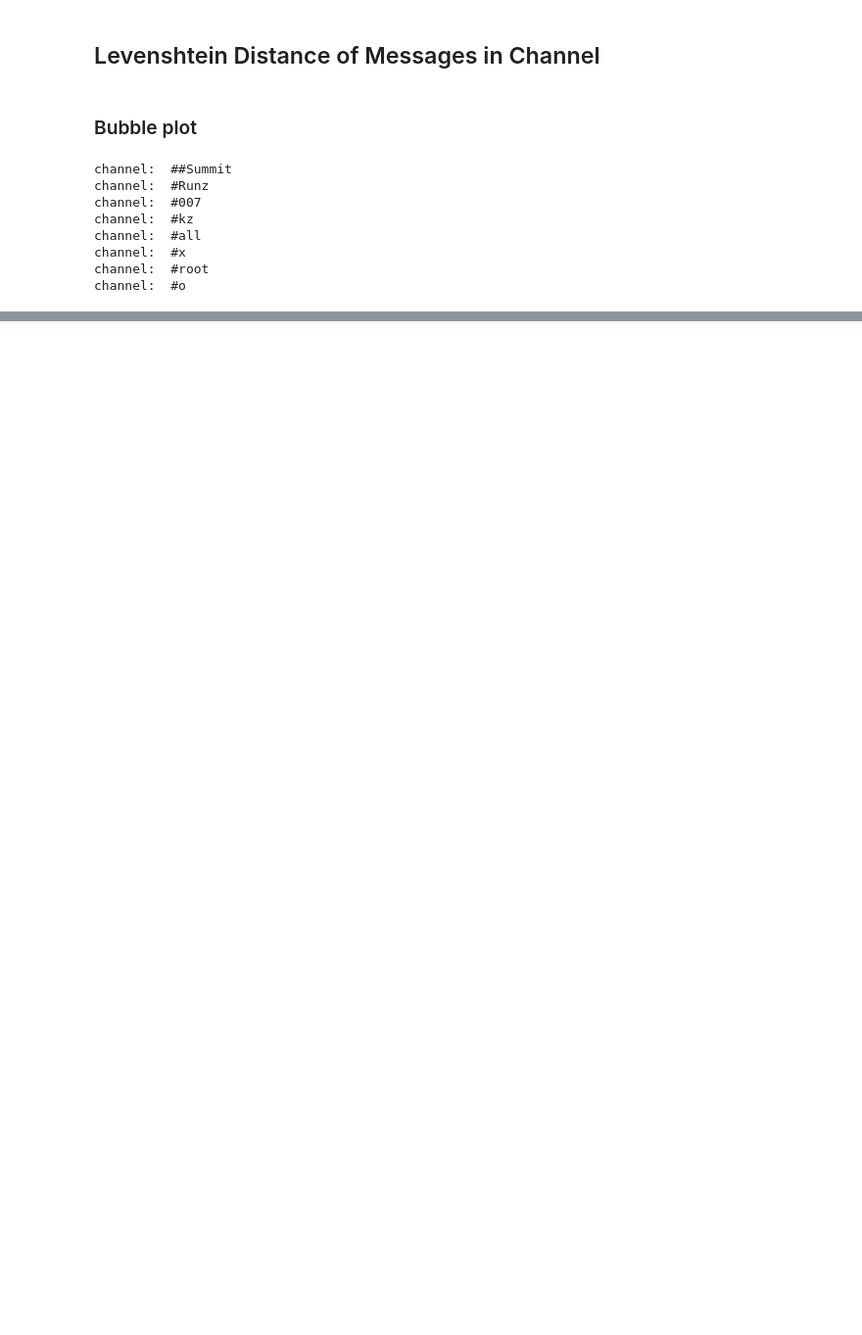
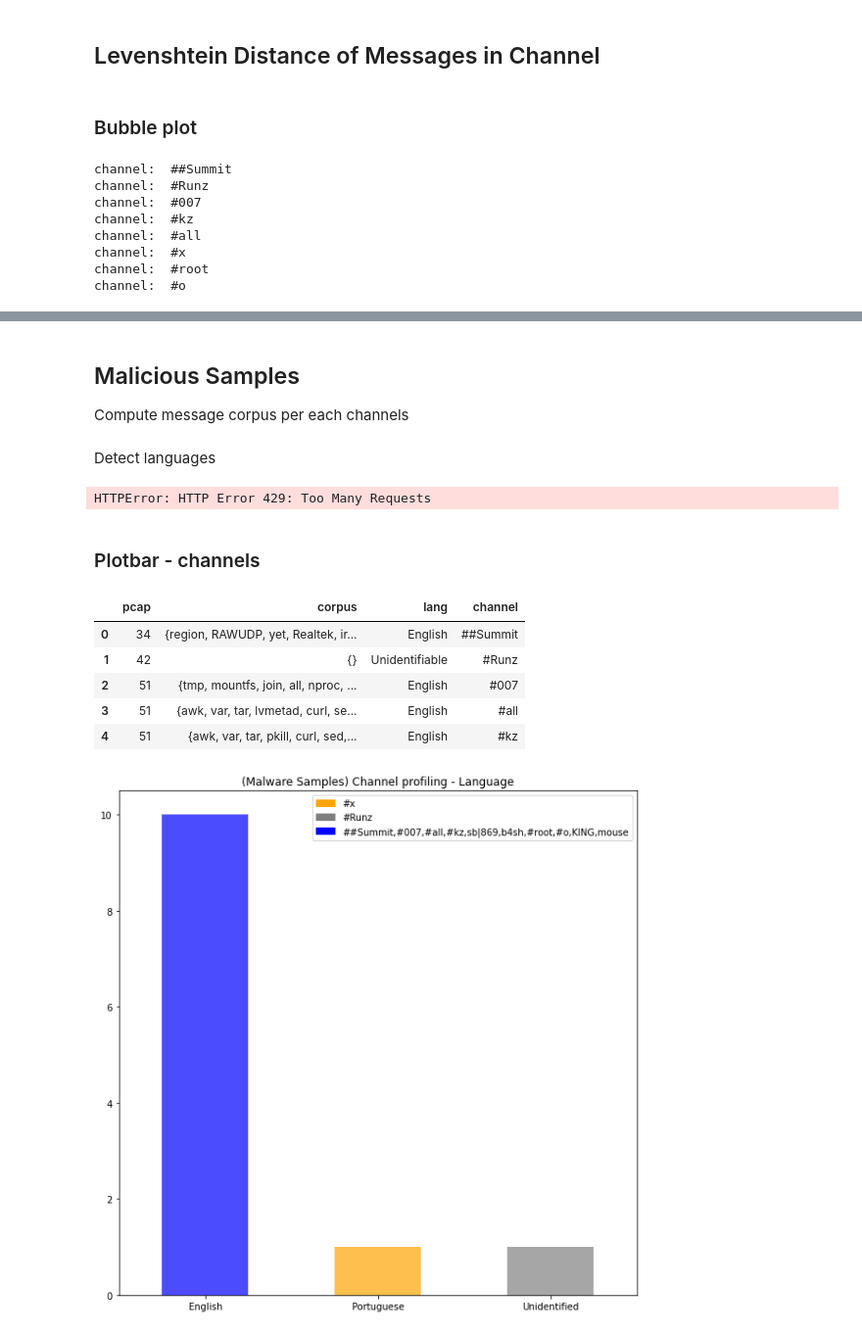
Before and after one commit to stratosphereips/IRC-Behavioral-Analysis, a Jupyter notebook: python/channel_profiling.ipynb, the cells around one changed output, grey strips where cells are left out. Shown at 98% size. Saved outputs shown, nothing was run; the diff lists cells and outputs as text; code cells hidden in the pictures; blank space fills up the shorter version.

Commit message:
language detection added

```diff
--- a/python/channel_profiling.ipynb
+++ b/python/channel_profiling.ipynb
@@ -88,9 +88,9 @@ for logs in logs_join:
         logs_per_channel[log['channel']].append(log)
     logs_join_divided.append(logs_per_channel)
 # %%
-logs_privmsg_divided = []
+logs_privmsg_benign_divided = []
 for logs in logs_privmsg_benign:
     logs_per_channel = defaultdict(lambda: [])
     for log in logs:
         logs_per_channel[log['target']].append(log)
-    logs_privmsg_divided.append(logs_per_channel)
+    logs_privmsg_benign_divided.append(logs_per_channel)
@@ -218,0 +257,57 @@ channel:  #o
+# %%
+from textblob import TextBlob
+import pycountry
+from collections import defaultdict
+from itertools import chain
+import re
+## Create a text corpus for each file
+def load_corpus(logs, pcap):
+    corp_ch = set(filter(lambda x: len(x) > 2, chain.from_iterable(chain.from_iterable(map(lambda x: [re.findall(r"[a-zA-Z]+", w) for w in x['msg'].split()], logs)))))
+    return corp_ch
+# %% [markdown]
+## Malicious Samples
+
+Compute message corpus per each channels
+# %%
+# logs_in = logs_privmsg_mal_divided
+# load_corpus(logs_in)
+corpus_df_mal = pd.DataFrame(columns=['pcap','corpus','lang'])
+for ln, logs in zip(log_names_mal, logs_privmsg_mal_divided):
+    for channel in logs.keys():
+        corpus = load_corpus(logs[channel], ln)
+        corpus_df_mal = corpus_df_mal.append({'pcap': ln, 'channel': channel, 'corpus': corpus}, ignore_index=True)
+# %% [markdown]
+Detect languages
+# %%
+for i, c in corpus_df_mal.iterrows():
+    pcap = c['pcap']
+    text = " ".join(c['corpus'])
+    lang = "Unidentified"
+    if len(text) > 2:
+        code = TextBlob(text).detect_language()
+        lang = pycountry.languages.get(alpha_2=code).name
+    corpus_df_mal.iloc[i]['lang'] =  lang
+# %% [output]
+HTTPError: HTTP Error 429: Too Many Requests
+# %% [markdown]
+### Plotbar - channels
+# %%
+# # corpus_df.plot.pie(y='lang', figsize=(5,5))
+fig = plt.figure(figsize=(10,10))
+
+myplot = corpus_df['lang'].value_counts().plot(kind='bar', color =['blue','orange','gray'], title='(Malware Samples) Channel profiling - Language', alpha=0.7)
+import matplotlib.patches as mpatches
+POR = mpatches.Patch(color='orange', label= ",".join(list(corpus_df_mal[corpus_df_mal['lang'] == 'Portuguese']['channel'])))
+UN = mpatches.Patch(color='gray', label= ",".join(list(corpus_df_mal[corpus_df_mal['lang'] == 'Unidentified']['channel'])))
+ENG = mpatches.Patch(color='blue', label= ",".join(list(corpus_df_mal[corpus_df_mal['lang'] == 'English']['channel'])))
+myplot.legend(handles=[POR,UN,ENG])
+
+plt.xticks(rotation=0)
+# %% [output]
+|  | pcap | corpus | lang | channel |
+| 0 | 34 | {region, RAWUDP, yet, Realtek, ir... | English | ##Summit |
+| 1 | 42 | {} | Unidentifiable | #Runz |
+| 2 | 51 | {tmp, mountfs, join, all, nproc, ... | English | #007 |
+| 3 | 51 | {awk, var, tar, lvmetad, curl, se... | English | #all |
+| 4 | 51 | {awk, var, tar, pkill, curl, sed,... | English | #kz |
+[figure, added]
```
Also changed, not shown: parts of 18 cells of this notebook, 3 other files.
